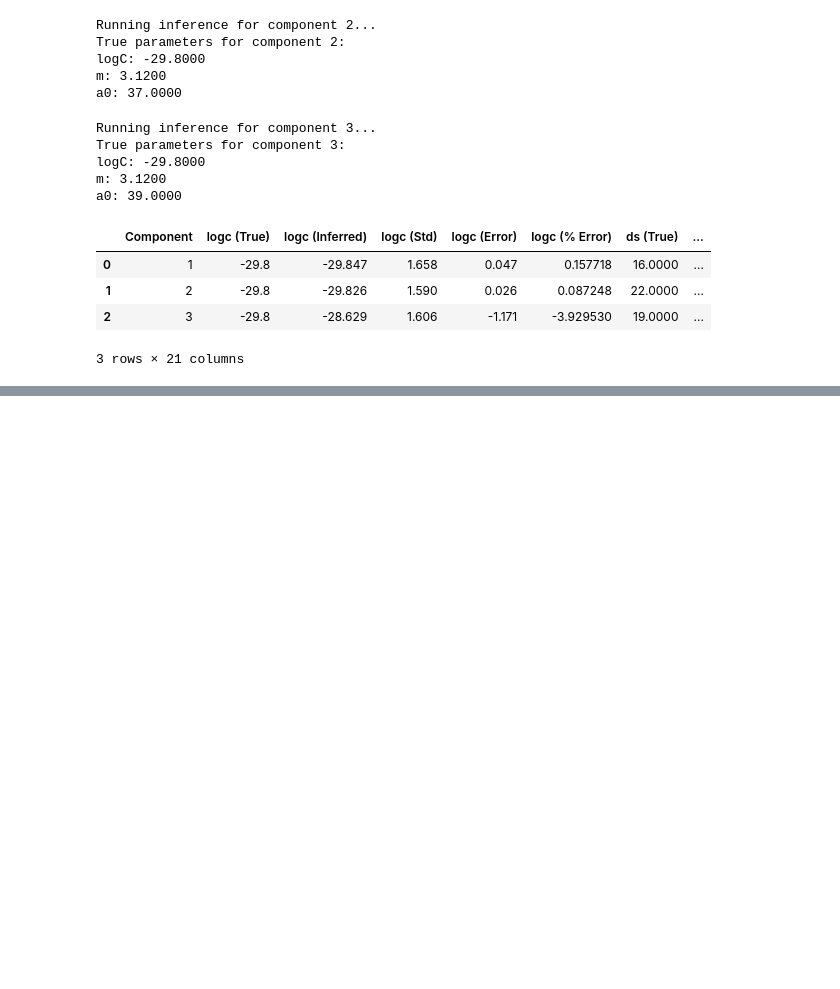
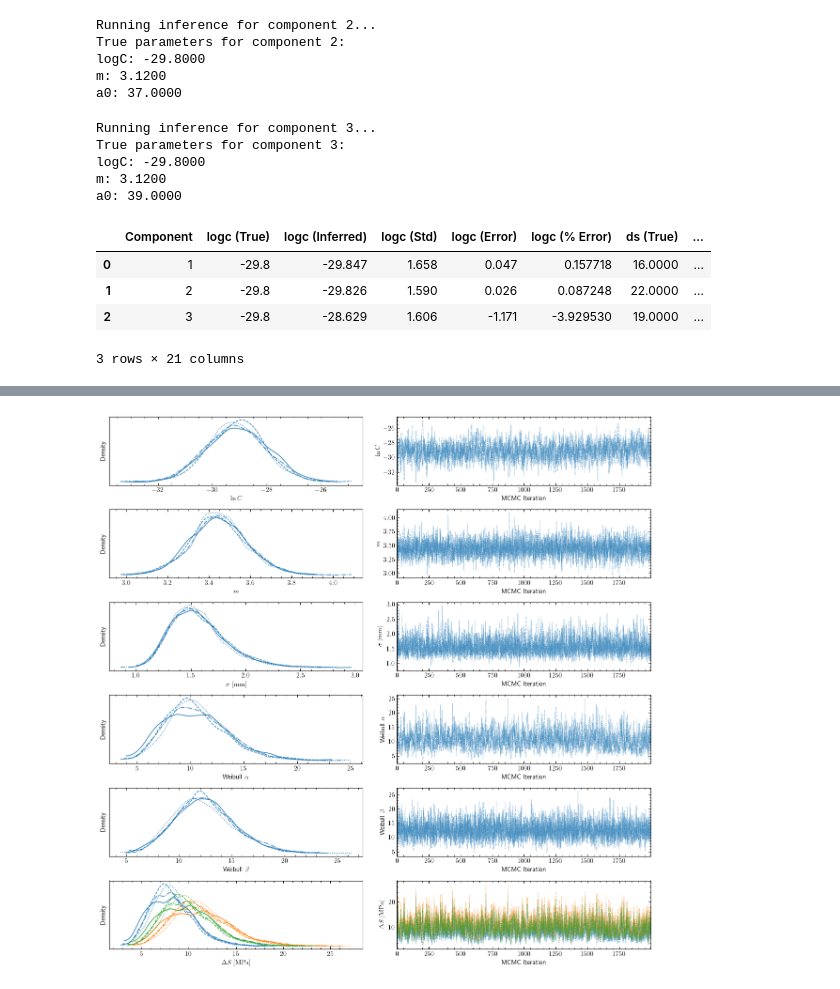
Before and after one commit to nsilionis/hierarchical-crack-growth-monitoring, a Jupyter notebook: notebooks/demo_classic_fatigue.ipynb, the cells around one changed output, grey strips where cells are left out. Saved outputs shown, nothing was run; the diff lists cells and outputs as text; code cells hidden in the pictures; blank space fills up the shorter version.

Commit message:
Added more results!

```diff
--- a/notebooks/demo_classic_fatigue.ipynb
+++ b/notebooks/demo_classic_fatigue.ipynb
@@ -632,0 +724,18 @@ formatted_df
+# %%
+# Create MTL Bayesian model with conditional hyperpriors
+from src.bayesian_models import MTLBayesianModel
+
+# Create the hierarchical MTL model
+# The hyperpriors argument enables conditional hyperprior functionality
+mtl_model = MTLBayesianModel(
+    priors=mtl_priors,                    # Fixed effects priors
+    crack_growth_data=uniform_observations, # Multi-component observations
+    hyperpriors=hyperpriors               # Enables hierarchical stress range modeling
+)
+
+print("MTL Model Configuration:")
+print(f"- Number of components: {len(uniform_observations['times'])}")
+print(f"- Shared parameters: {list(mtl_priors.keys())}")
+print(f"- Component-specific parameters: stress ranges (ds)")
+print(f"- Hyperprior mode: {'Hierarchical' if hyperpriors else 'Simple'}")
+print(f"- Observations per component: {[len(times) for times in uniform_observations['times']]}")
@@ -632,0 +834,23 @@ formatted_df
+# %%
+# Visualize MTL posterior traces to check convergence
+from src.visualisation import plot_posterior_trace
+
+# Define variables to plot - include shared parameters and hyperpriors
+mtl_var_names = ["logc", "m", "noise_std", "weibull_concentration", "weibull_scale", "ds"]
+mtl_plot_labels = [
+    r"$\ln C$",
+    r"$m$",
+    r"$\sigma \ \mathrm{[mm]}$",
+    r"Weibull $\alpha$",
+    r"Weibull $\beta$",
+    r"$\Delta S \ \mathrm{[MPa]}$"
+]
+
+# Create trace plots for MTL parameters
+plot_posterior_trace(
+    mtl_results['samples'],
+    var_names=mtl_var_names,
+    plot_var_names=mtl_plot_labels,
+    compact=True)
+# %% [output]
+[figure, added]
```
Also changed, not shown: parts of 9 cells of this notebook.
